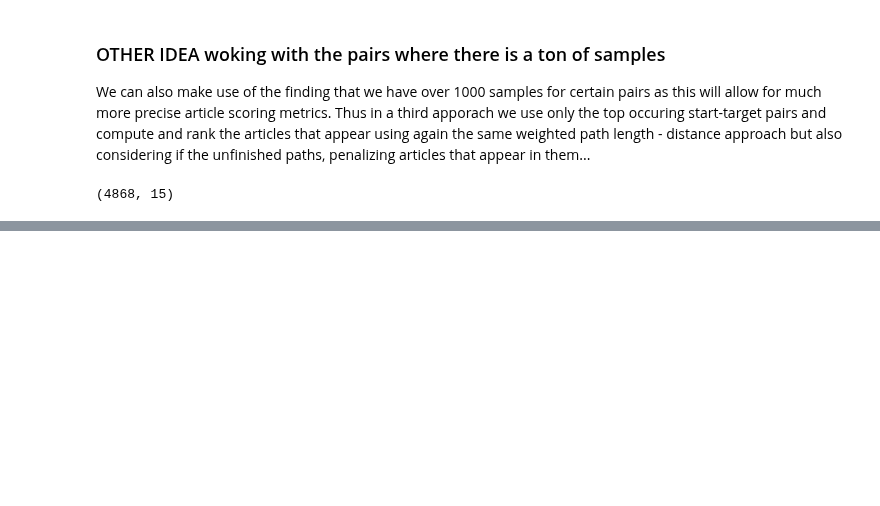
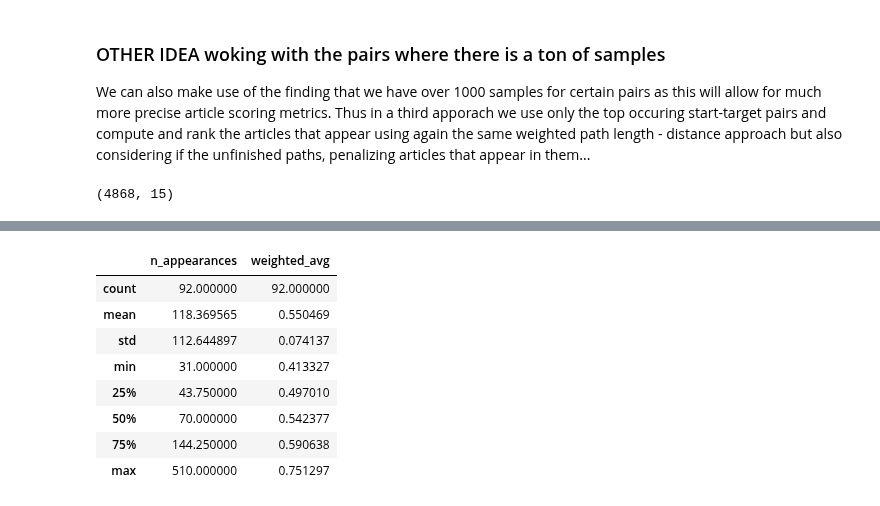
Before and after one commit to epfl-ada/ada-2024-project-adaholiks, a Jupyter notebook: statistical_analysis.ipynb, the cells around one changed output, grey strips where cells are left out. Cells and saved outputs as stored; diff of their text form; code cells hidden in the pictures; blank space fills up the shorter version.

```diff
--- a/statistical_analysis.ipynb
+++ b/statistical_analysis.ipynb
@@ -835,0 +931,13 @@ top_pairs_df.shape
+# %%
+avg_article_w_top_pais = calculate_avg_article_weights(top_pairs_df[top_pairs_df['finished']]).sort_values(by='weighted_avg', ascending=False)
+avg_article_w_top_pais[avg_article_w_top_pais['n_appearances'] >= 30].describe()
+# %% [output]
+|  | n_appearances | weighted_avg |
+| count | 92.000000 | 92.000000 |
+| mean | 118.369565 | 0.550469 |
+| std | 112.644897 | 0.074137 |
+| min | 31.000000 | 0.413327 |
+| 25% | 43.750000 | 0.497010 |
+| 50% | 70.000000 | 0.542377 |
+| 75% | 144.250000 | 0.590638 |
+| max | 510.000000 | 0.751297 |
```
Also changed, not shown: parts of 10 cells of this notebook, 1 other file.
